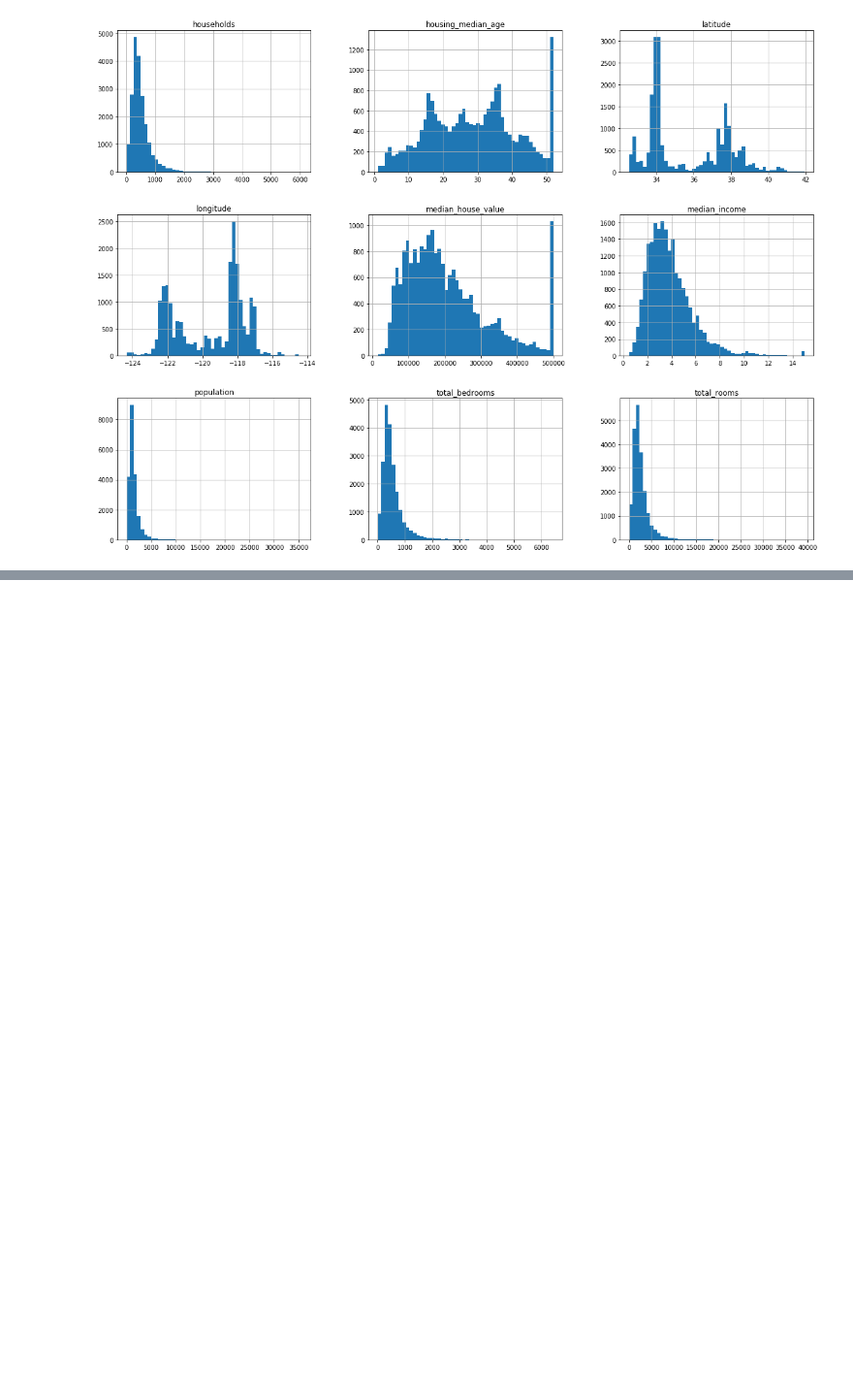
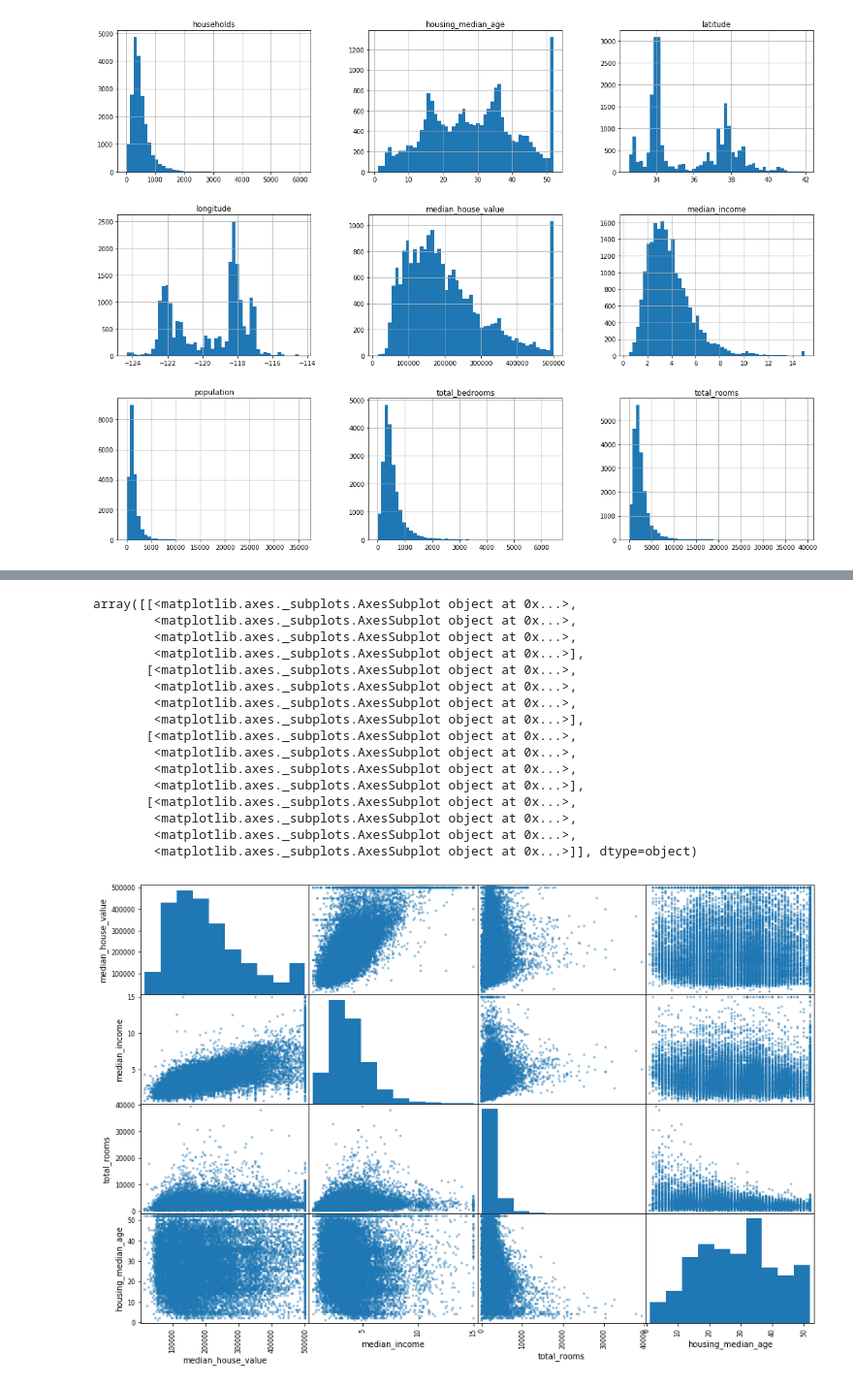
Before and after one commit to awcooper/data_science_sandbox, a Jupyter notebook: hands_on_machine_learning_with_sklearn_and_tensorflow/housing_market_model.ipynb, the cells around one changed output, grey strips where cells are left out. Shown: that part at 97% size. Drawn from its saved outputs; the diff is of its cells as text; code cells hidden in the pictures; blank space fills up the shorter version.

```diff
--- a/hands_on_machine_learning_with_sklearn_and_tensorflow/housing_market_model.ipynb
+++ b/hands_on_machine_learning_with_sklearn_and_tensorflow/housing_market_model.ipynb
@@ -45,0 +53,4 @@ plt.show()
+# %%
+housing_data["rooms_per_household"] = housing_data["total_rooms"]/housing_data["households"]
+housing_data["bedrooms_per_room"] = housing_data["total_bedrooms"]/housing_data["total_rooms"]
+housing_data["population_per_household"] = housing_data["population"]/housing_data["households"]
@@ -45,0 +74,21 @@ plt.show()
+# %%
+attributes = ["median_house_value", "median_income","total_rooms","housing_median_age"]
+pd.plotting.scatter_matrix(housing_data[attributes],figsize=(15,10))
+# %% [output]
+array([[<matplotlib.axes._subplots.AxesSubplot object at 0x...>,
+        <matplotlib.axes._subplots.AxesSubplot object at 0x...>,
+        <matplotlib.axes._subplots.AxesSubplot object at 0x...>,
+        <matplotlib.axes._subplots.AxesSubplot object at 0x...>],
+       [<matplotlib.axes._subplots.AxesSubplot object at 0x...>,
+        <matplotlib.axes._subplots.AxesSubplot object at 0x...>,
+        <matplotlib.axes._subplots.AxesSubplot object at 0x...>,
+        <matplotlib.axes._subplots.AxesSubplot object at 0x...>],
+       [<matplotlib.axes._subplots.AxesSubplot object at 0x...>,
+        <matplotlib.axes._subplots.AxesSubplot object at 0x...>,
+        <matplotlib.axes._subplots.AxesSubplot object at 0x...>,
+        <matplotlib.axes._subplots.AxesSubplot object at 0x...>],
+       [<matplotlib.axes._subplots.AxesSubplot object at 0x...>,
+        <matplotlib.axes._subplots.AxesSubplot object at 0x...>,
+        <matplotlib.axes._subplots.AxesSubplot object at 0x...>,
+        <matplotlib.axes._subplots.AxesSubplot object at 0x...>]], dtype=object)
+[figure, added]
```
Also changed, not shown: parts of 6 cells of this notebook.
